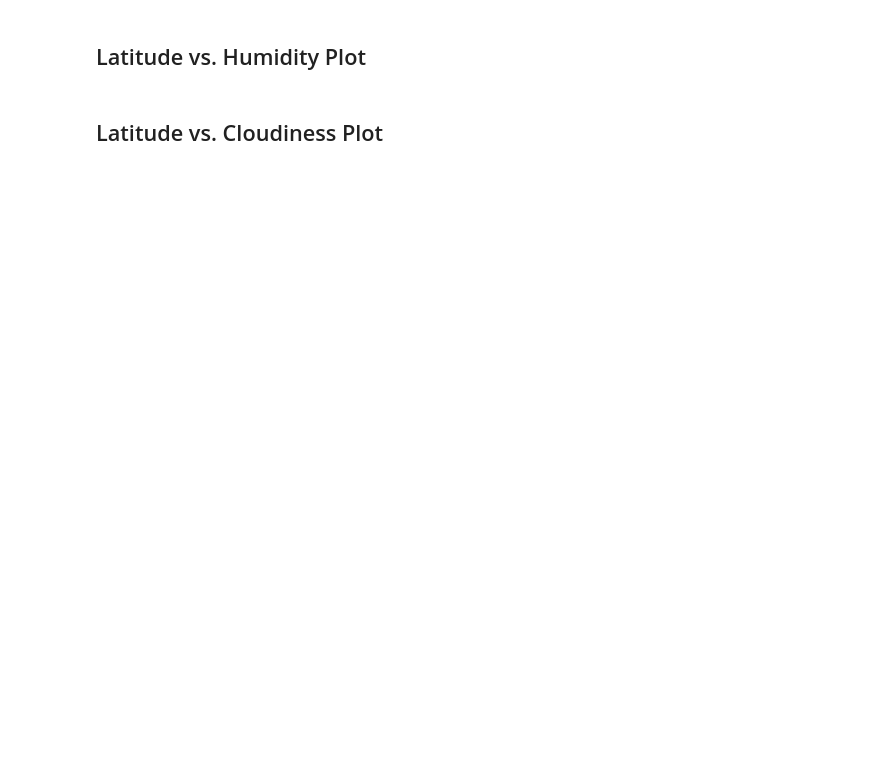
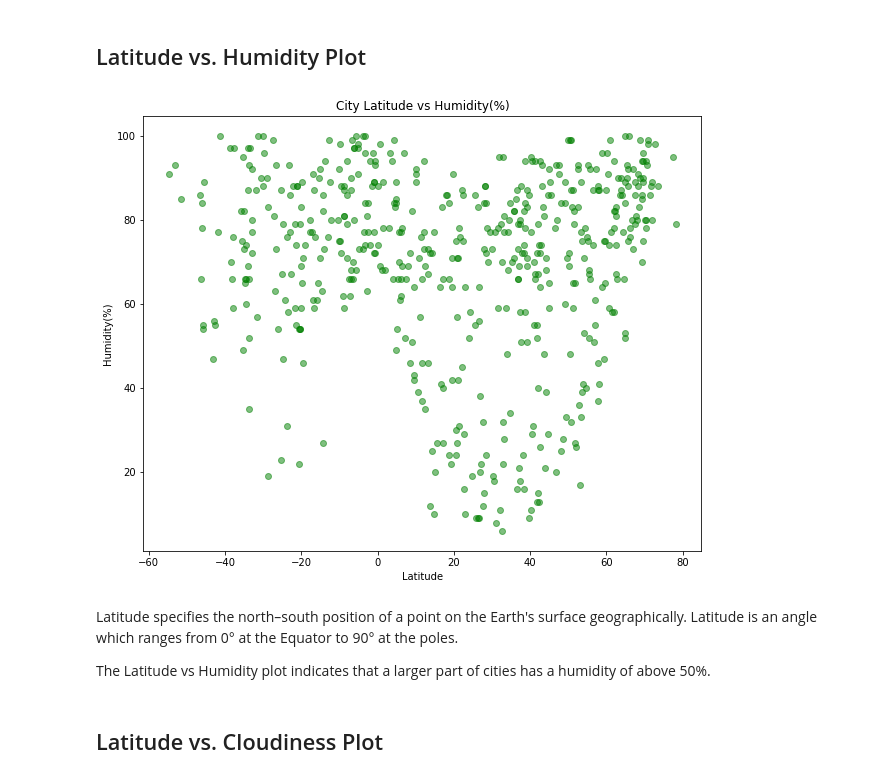
Before and after one commit to AlineHornoff/Python_API_challenge, a Jupyter notebook: WeatherPy/WeatherPy.ipynb, the cells around one changed output. Drawn from its saved outputs; the diff is of its cells as text; code cells hidden in the pictures; blank space fills up the shorter version.

```diff
--- a/WeatherPy/WeatherPy.ipynb
+++ b/WeatherPy/WeatherPy.ipynb
@@ -165,4 +192,27 @@ Name: Humidity(%), dtype: float64
 # %% [markdown]
 ## Latitude vs. Humidity Plot
+# %%
+# Set graph size
+plt.figure(figsize=(10,8))
+
+# Create the scatter plot 'City Latitude vs Humidity(%)'
+plt.scatter(Cities_df["Latitude"], Cities_df["Humidity(%)"], color='g', alpha=0.5)
+
+# Label the scatter plot
+plt.xlabel('Latitude')
+plt.ylabel('Humidity(%)')
+plt.title(f'City Latitude vs Humidity(%)')
+
+# Save the scatter plot as png
+plt.savefig("WeatherPy_Data_Output/LatitudeVsHumidity.png")
+
+# Display scatter plot 'City Latitude vs Humidity(%)'
+plt.show()
+# %% [output]
+[figure, added]
+# %% [markdown]
+Latitude specifies the north–south position of a point on the Earth's surface geographically. Latitude is an angle which ranges from 0° at the Equator to 90° at the poles.
+
+The Latitude vs Humidity plot indicates that a larger part of cities has a humidity of above 50%.
 # %% [markdown]
 ## Latitude vs. Cloudiness Plot
```
Also changed, not shown: parts of 9 cells of this notebook, 5 other files.
